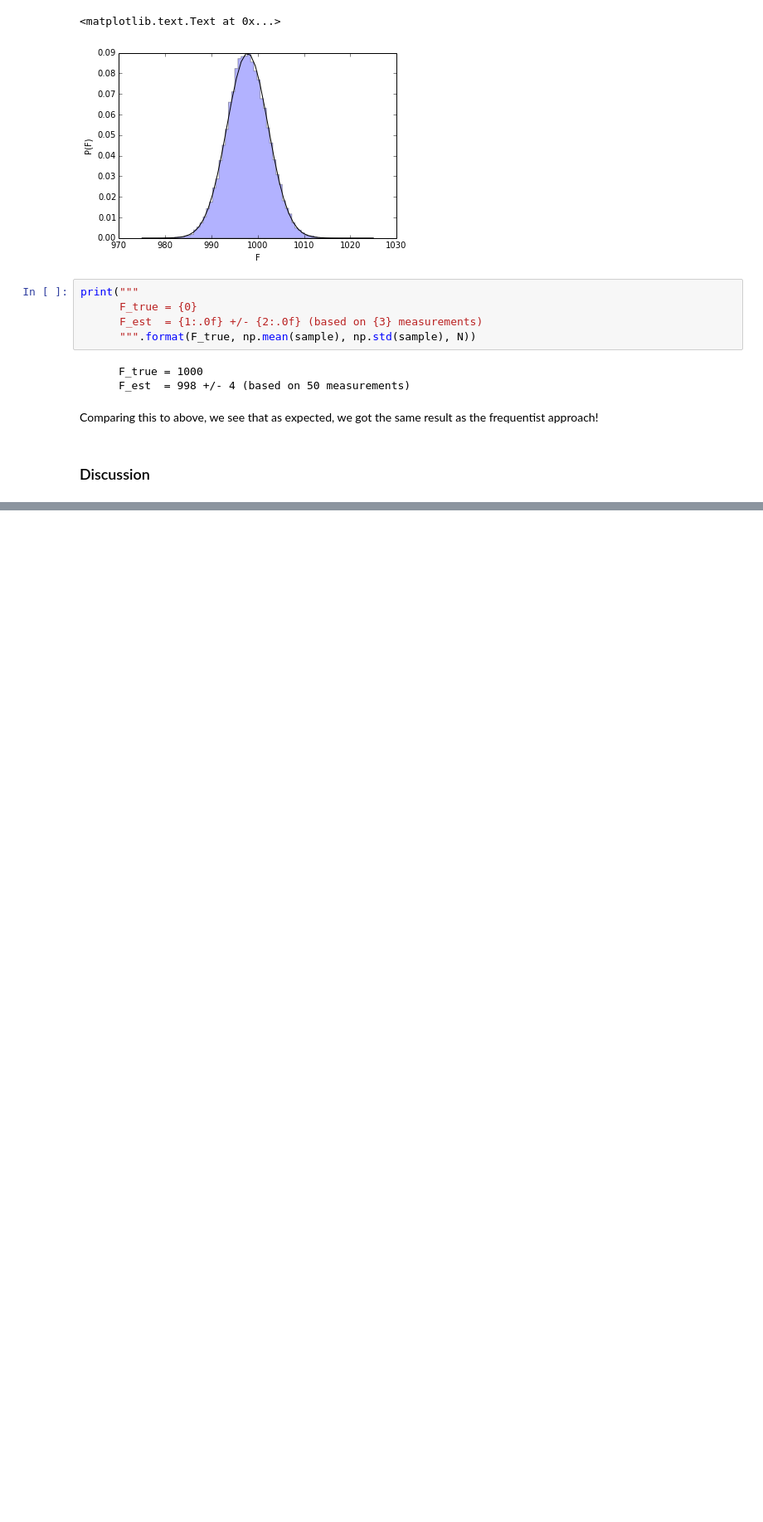
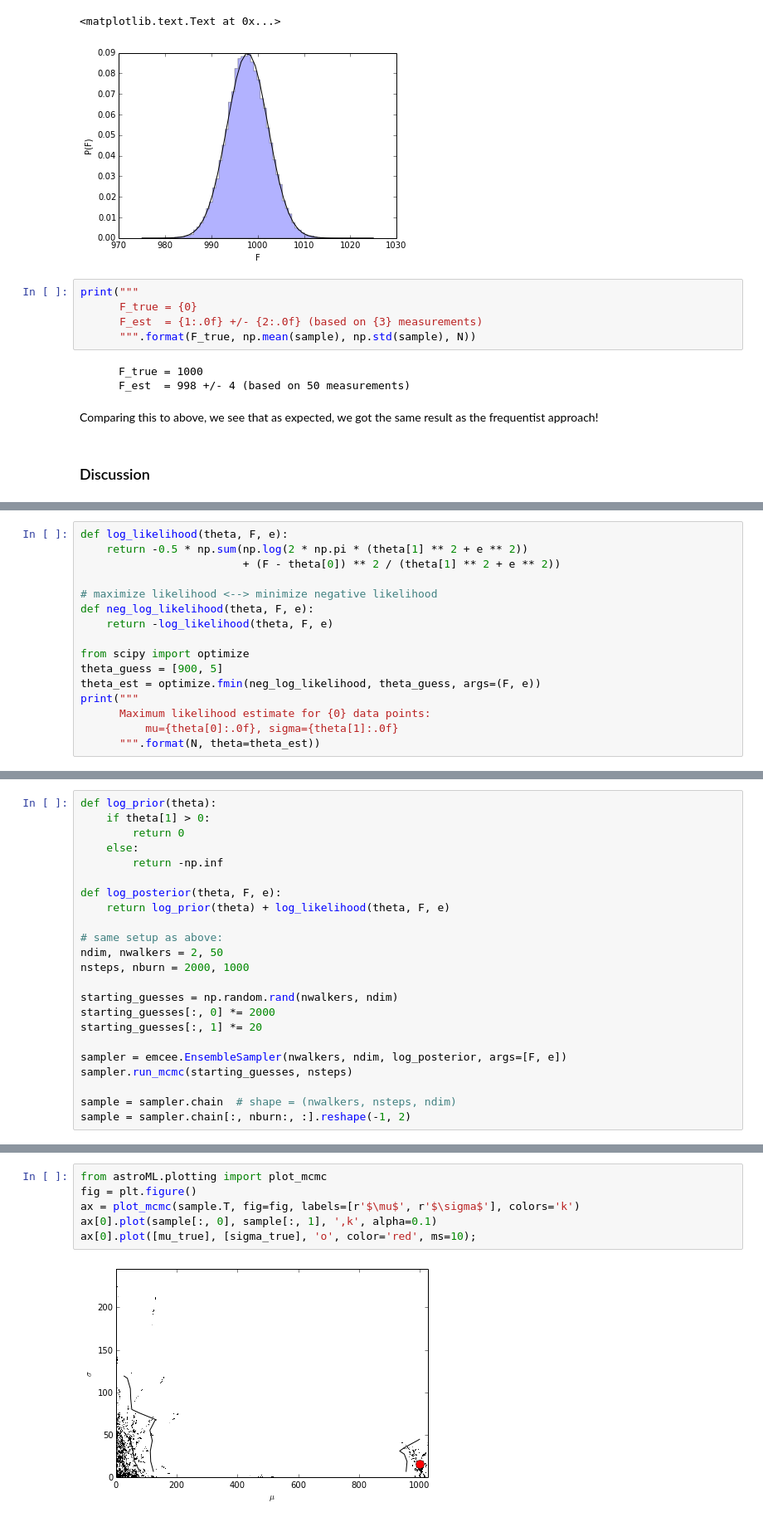
Before and after one commit to jakevdp/FreqBayes, a Jupyter notebook: FreqBayes.ipynb, the cells around one changed output, grey strips where cells are left out. Shown: that part at 83% size. Cells and saved outputs as stored; diff of their text form; blank space fills up the shorter version.

```diff
--- a/FreqBayes.ipynb
+++ b/FreqBayes.ipynb
@@ -207,0 +237,16 @@ Now, this Bayesian method might seem a little bit over-complicated, and in this
+# %%
+def log_likelihood(theta, F, e):
+    return -0.5 * np.sum(np.log(2 * np.pi * (theta[1] ** 2 + e ** 2))
+                         + (F - theta[0]) ** 2 / (theta[1] ** 2 + e ** 2))
+
+# maximize likelihood <--> minimize negative likelihood
+def neg_log_likelihood(theta, F, e):
+    return -log_likelihood(theta, F, e)
+
+from scipy import optimize
+theta_guess = [900, 5]
+theta_est = optimize.fmin(neg_log_likelihood, theta_guess, args=(F, e))
+print("""
+      Maximum likelihood estimate for {0} data points:
+          mu={theta[0]:.0f}, sigma={theta[1]:.0f}
+      """.format(N, theta=theta_est))
@@ -207,0 +297,23 @@ Now, this Bayesian method might seem a little bit over-complicated, and in this
+# %%
+def log_prior(theta):
+    if theta[1] > 0:
+        return 0
+    else:
+        return -np.inf
+
+def log_posterior(theta, F, e):
+    return log_prior(theta) + log_likelihood(theta, F, e)
+
+# same setup as above:
+ndim, nwalkers = 2, 50
+nsteps, nburn = 2000, 1000
+
+starting_guesses = np.random.rand(nwalkers, ndim)
+starting_guesses[:, 0] *= 2000
+starting_guesses[:, 1] *= 20
+
+sampler = emcee.EnsembleSampler(nwalkers, ndim, log_posterior, args=[F, e])
+sampler.run_mcmc(starting_guesses, nsteps)
+
+sample = sampler.chain  # shape = (nwalkers, nsteps, ndim)
+sample = sampler.chain[:, nburn:, :].reshape(-1, 2)
@@ -207,0 +322,8 @@ Now, this Bayesian method might seem a little bit over-complicated, and in this
+# %%
+from astroML.plotting import plot_mcmc
+fig = plt.figure()
+ax = plot_mcmc(sample.T, fig=fig, labels=[r'$\mu$', r'$\sigma$'], colors='k')
+ax[0].plot(sample[:, 0], sample[:, 1], ',k', alpha=0.1)
+ax[0].plot([mu_true], [sigma_true], 'o', color='red', ms=10);
+# %% [output]
+[figure, added]
```
Also changed, not shown: parts of 20 cells of this notebook.
